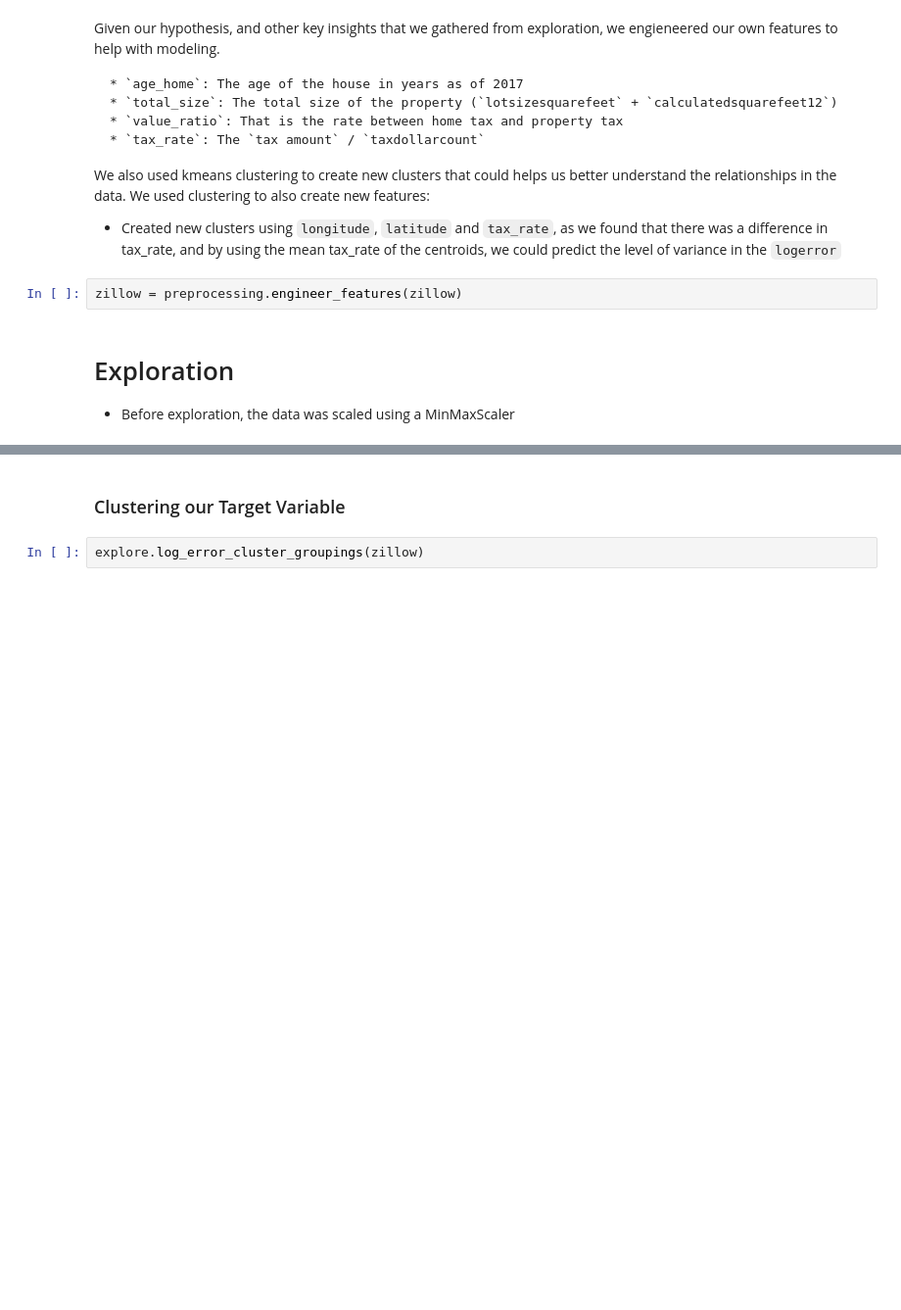
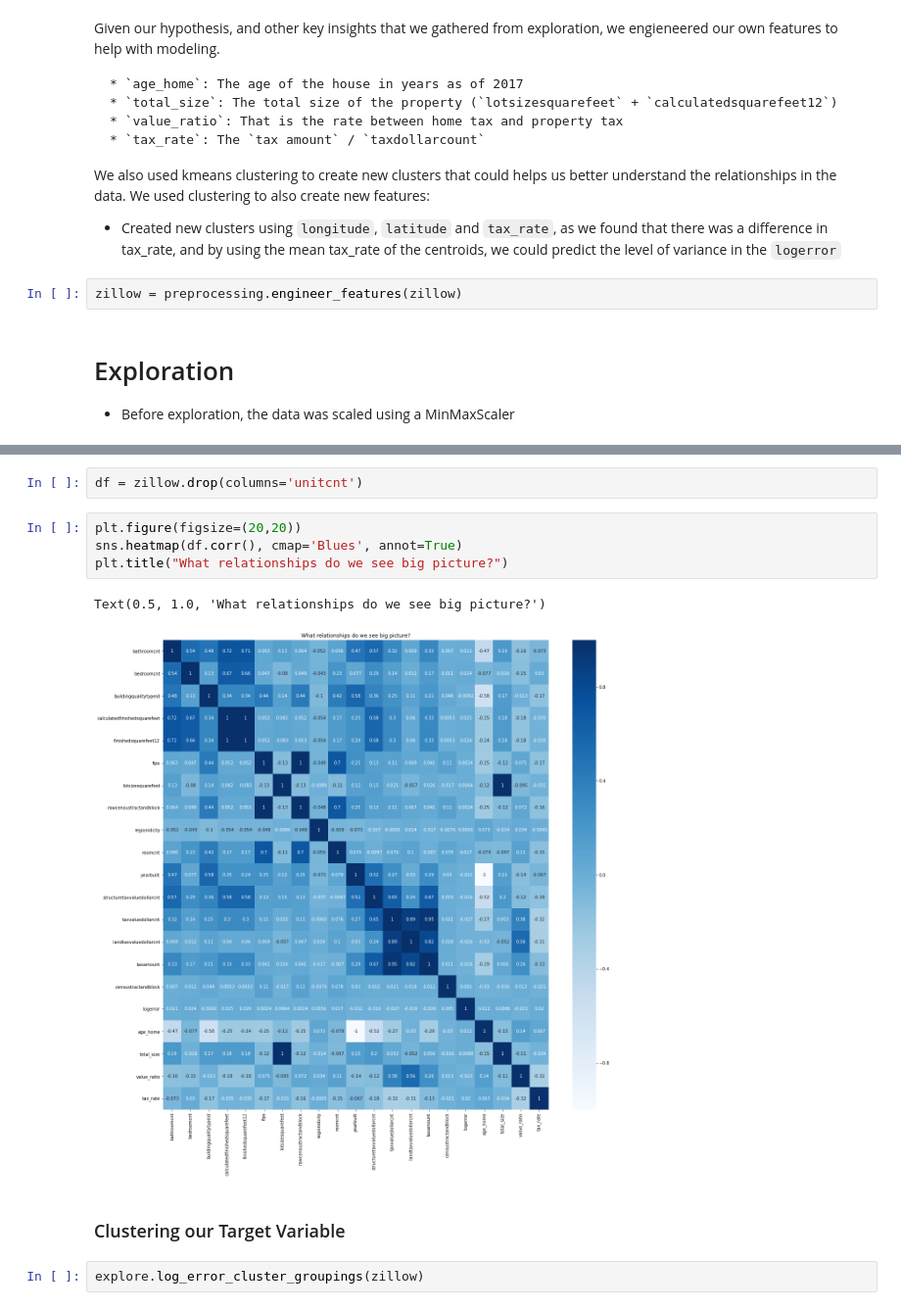
Before and after one commit to minimizing-zillow-logerror/zillow-clustering-project, a Jupyter notebook: improving_the_zestimate.ipynb, the cells around one changed output, grey strips where cells are left out. Shown at 98% size. Saved outputs shown, nothing was run; the diff lists cells and outputs as text; blank space fills up the shorter version.

```diff
--- a/improving_the_zestimate.ipynb
+++ b/improving_the_zestimate.ipynb
@@ -168,3 +168,12 @@ explore.data_distribution(zillow)
+# %%
+df = zillow.drop(columns='unitcnt')
+# %%
+plt.figure(figsize=(20,20))
+sns.heatmap(df.corr(), cmap='Blues', annot=True)
+plt.title("What relationships do we see big picture?")
+# %% [output]
+Text(0.5, 1.0, 'What relationships do we see big picture?')
+[figure, added]
 # %% [markdown]
 ### Clustering our Target Variable
 # %%
```
Also changed, not shown: parts of 38 cells of this notebook.
